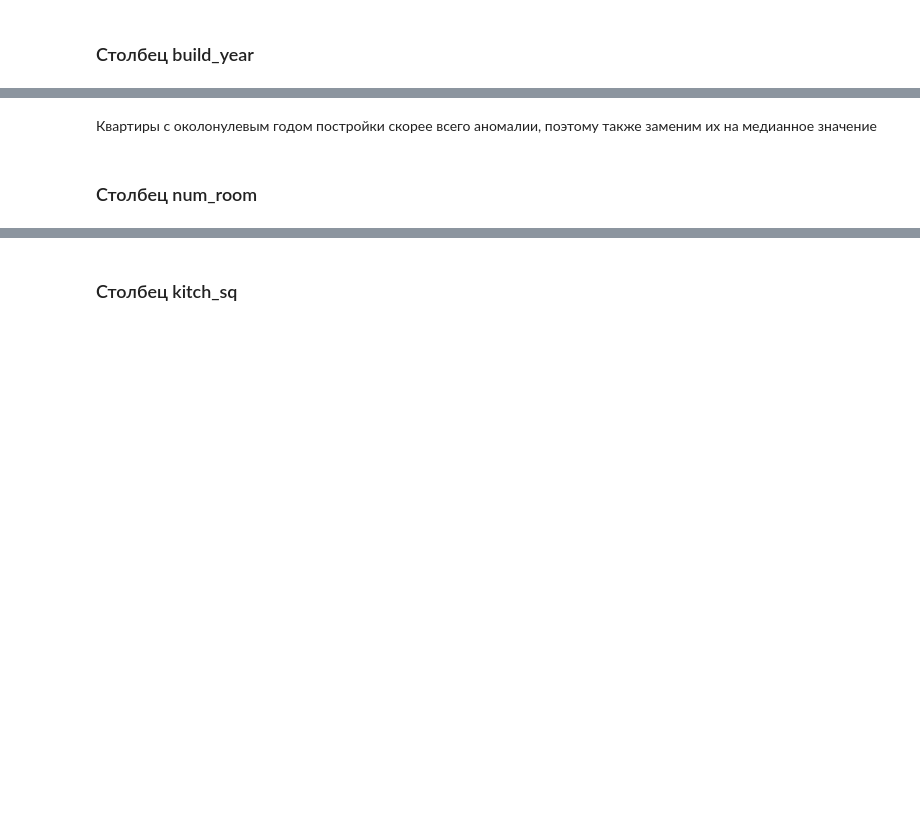
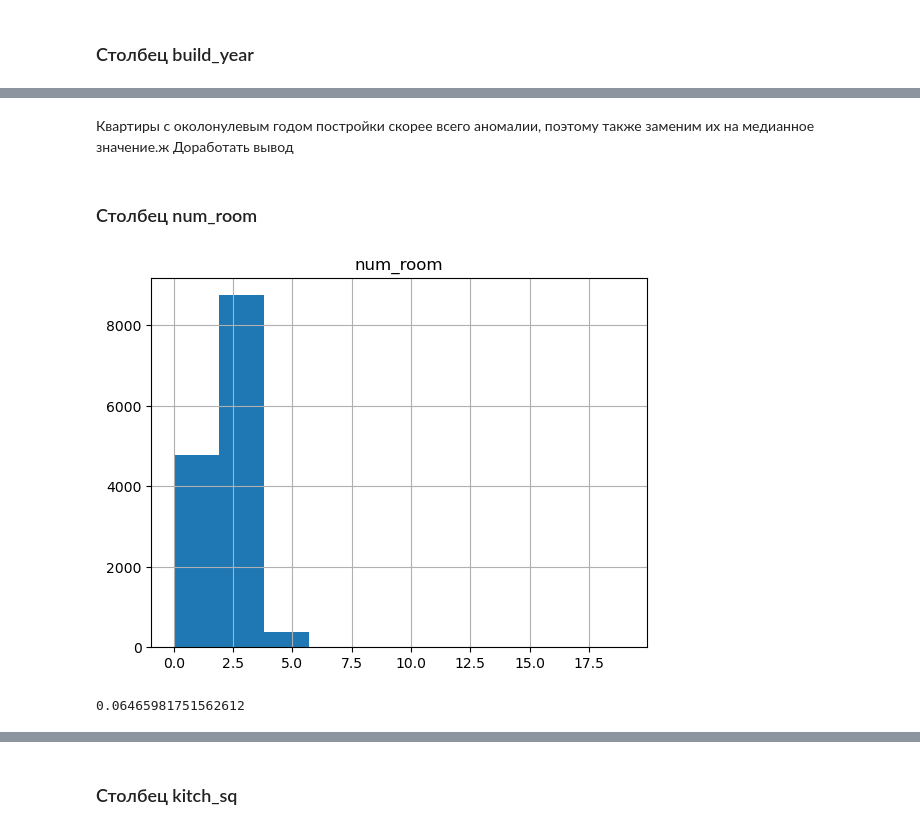
Before and after one commit to KamaTheBullet05/pet_project1_flats, a Jupyter notebook: Flats.ipynb, the cells around one changed output, grey strips where cells are left out. Drawn from its saved outputs; the diff is of its cells as text; code cells hidden in the pictures; blank space fills up the shorter version.

```diff
--- a/Flats.ipynb
+++ b/Flats.ipynb
@@ -228,6 +240,6 @@ full['floor'].isna().sum()
 ### Столбец max_floor
 # %%
 # ЗАменим пропуска на медианное значение, оно более устойчиво к выбросам
-full['max_floor'] = round(full['max_floor'].fillna(full['max_floor'].median()))
+#full['max_floor'] = round(full['max_floor'].fillna(full['max_floor'].median()))
 # Проверка
-full['max_floor'].isna().sum()
+#full['max_floor'].isna().sum()
@@ -240,7 +250,2 @@ full['max_floor'].isna().sum()
 # %% [markdown]
 ### Столбец material
-# %%
-# ЗАменим пропуска на медианное значение, оно более устойчиво к выбросам
-full['material'] = round(full['material'].fillna(full['material'].median()))
-# Проверка
-full['material'].isna().sum()
@@ -252,0 +269,3 @@ full.hist(column = 'build_year', bins=50, range=(1750,2100));
+# %%
+#Удаляем аномалии по годам
+full = full.query('1850 <=build_year <= 2016')
@@ -258,8 +284,13 @@ full['build_year'].isna().sum()
 # %% [markdown]
-Квартиры с околонулевым годом постройки скорее всего аномалии, поэтому также заменим их на медианное значение
+Квартиры с околонулевым годом постройки скорее всего аномалии, поэтому также заменим их на медианное значение.ж Доработать вывод
-# %%
-full.loc[(full['build_year'] < 100), 'build_year'] = full['build_year'].median()
 # %% [markdown]
 ### Столбец num_room
 # %%
-full.hist(column = 'num_room', bins=10, range=(0,10));
+full.hist(column = 'num_room', bins=10);
+# %% [output]
+[figure, added]
+# %%
+# коммент
+full.query('num_room > 6').shape[0]/full.shape[0]*100
+# %% [output]
+0.06465981751562612
```
Also changed, not shown: parts of 79 cells of this notebook.
